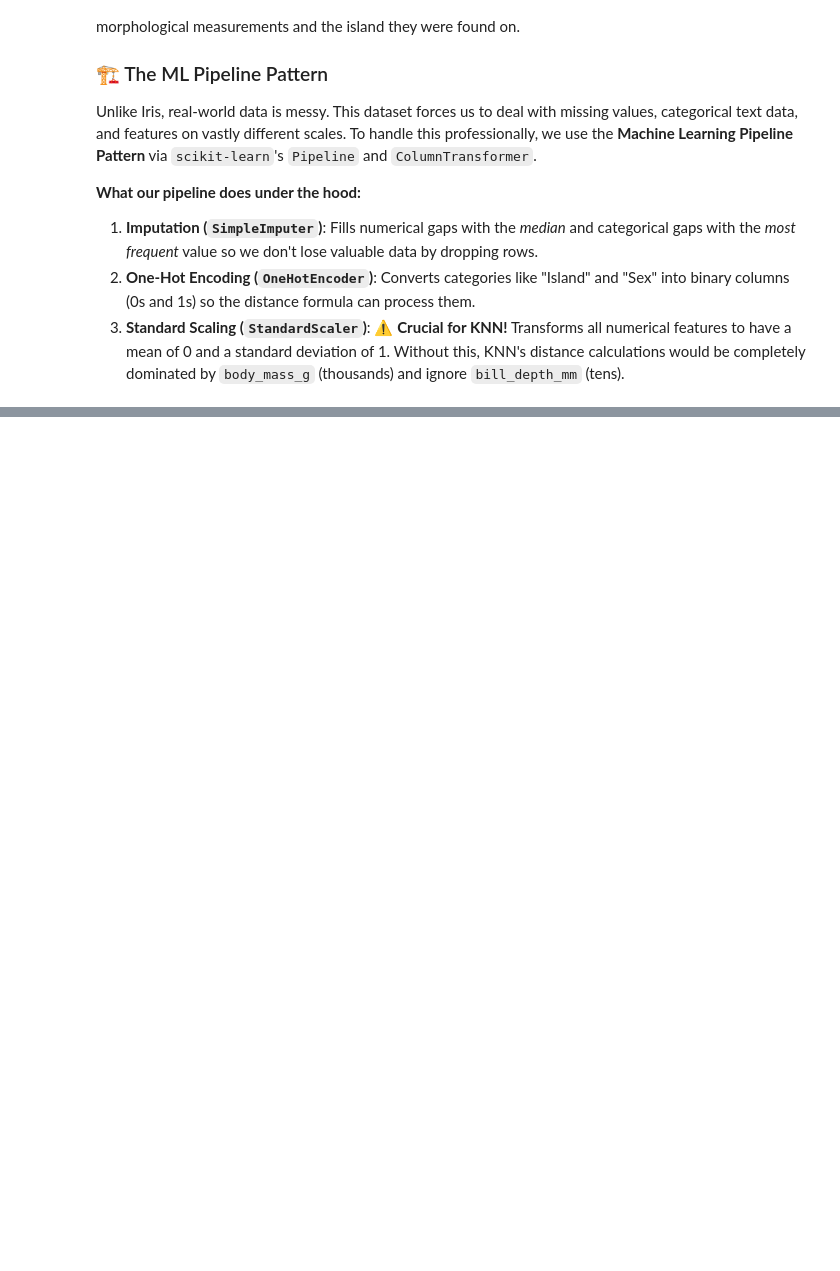
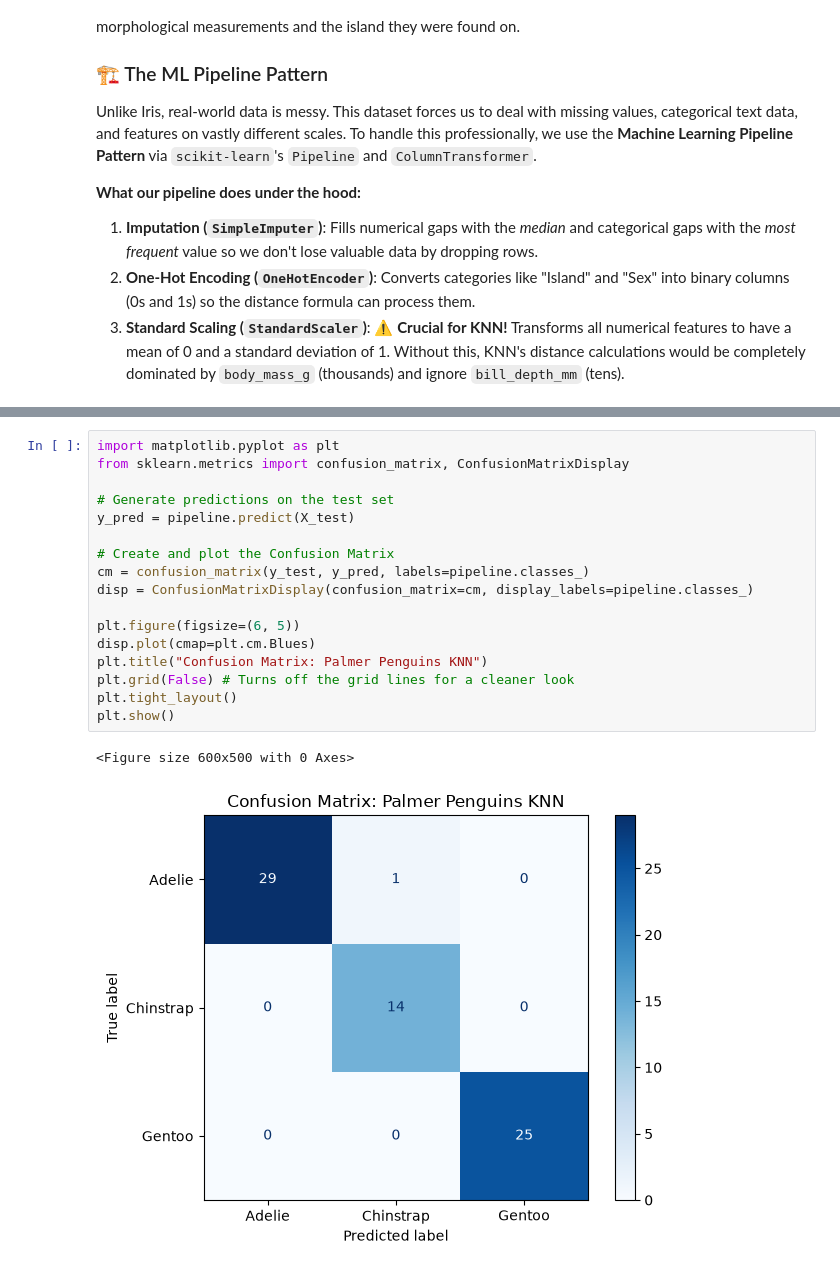
Before and after one commit to ricardo-mohammed/k-nearest-neighbors, a Jupyter notebook: notebooks/knn_penguins.ipynb, the cells around one changed output, grey strips where cells are left out. Saved outputs shown, nothing was run; the diff lists cells and outputs as text; blank space fills up the shorter version.

Commit message:
Added confusion matrix and updated conclusion

```diff
--- a/notebooks/knn_penguins.ipynb
+++ b/notebooks/knn_penguins.ipynb
@@ -131,3 +136,23 @@ weighted avg       0.99      0.99      0.99        69
+# %%
+import matplotlib.pyplot as plt
+from sklearn.metrics import confusion_matrix, ConfusionMatrixDisplay
+
+# Generate predictions on the test set
+y_pred = pipeline.predict(X_test)
+
+# Create and plot the Confusion Matrix
+cm = confusion_matrix(y_test, y_pred, labels=pipeline.classes_)
+disp = ConfusionMatrixDisplay(confusion_matrix=cm, display_labels=pipeline.classes_)
+
+plt.figure(figsize=(6, 5))
+disp.plot(cmap=plt.cm.Blues)
+plt.title("Confusion Matrix: Palmer Penguins KNN")
+plt.grid(False) # Turns off the grid lines for a cleaner look
+plt.tight_layout()
+plt.show()
+# %% [output]
+<Figure size 600x500 with 0 Axes>
+[figure, added]
 # %% [markdown]
 ## 🔍 Conclusion & Reflection
 
```
Also changed, not shown: parts of 4 cells of this notebook, 1 other file.
